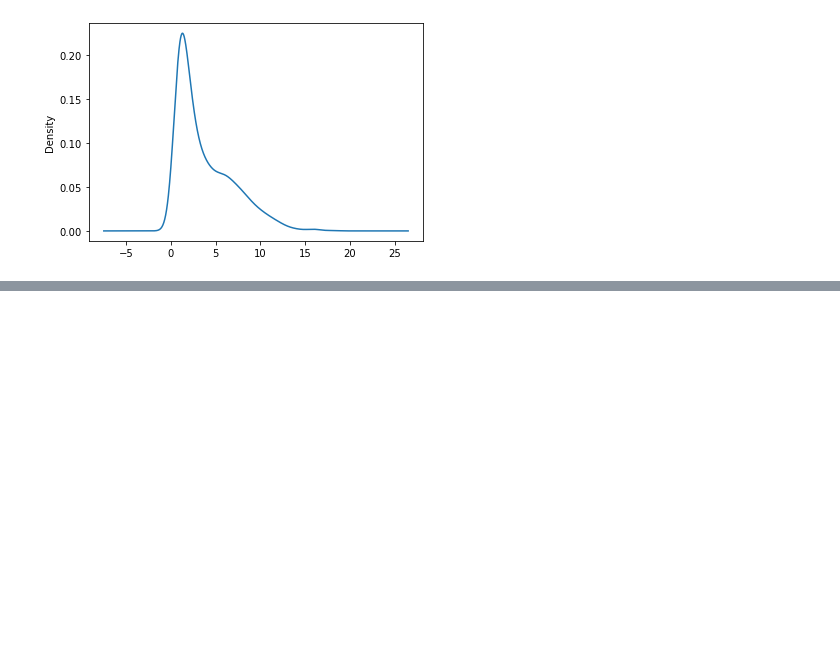
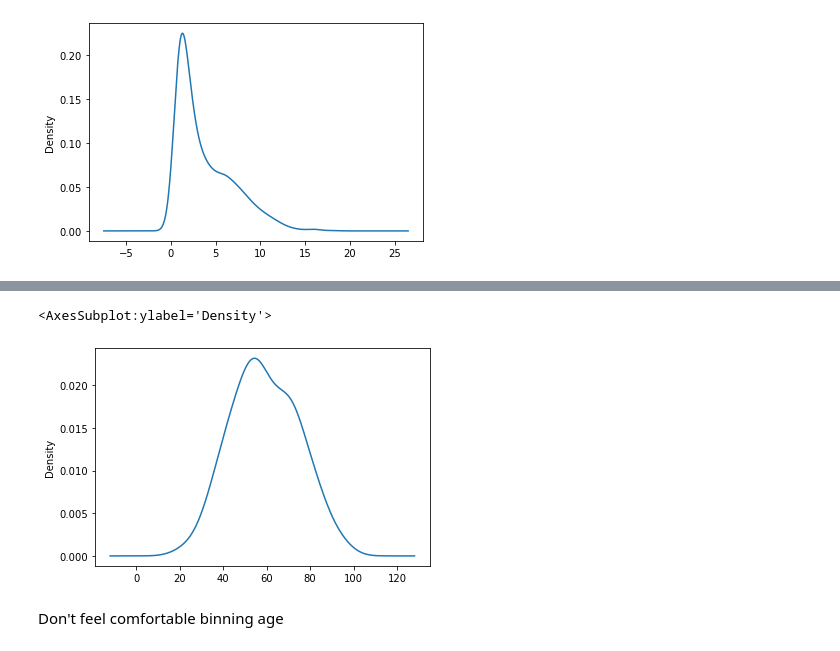
Before and after one commit to cmmoreno9/practice_stroke_dataset, a Jupyter notebook: stroke_data_exploration_practice.ipynb, the cells around one changed output, grey strips where cells are left out. Cells and saved outputs as stored; diff of their text form; code cells hidden in the pictures; blank space fills up the shorter version.

```diff
--- a/stroke_data_exploration_practice.ipynb
+++ b/stroke_data_exploration_practice.ipynb
@@ -329,0 +364,7 @@ Name: bmi, dtype: int64
+# %%
+corr_df["age"].value_counts().plot.density()
+# %% [output]
+<AxesSubplot:ylabel='Density'>
+[figure, added]
+# %% [markdown]
+Don't feel comfortable binning age
```
Also changed, not shown: parts of 15 cells of this notebook.
